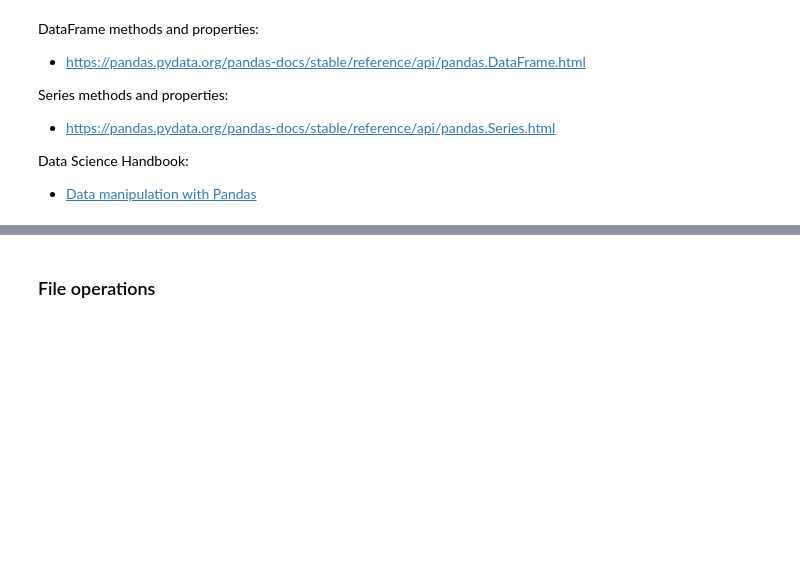
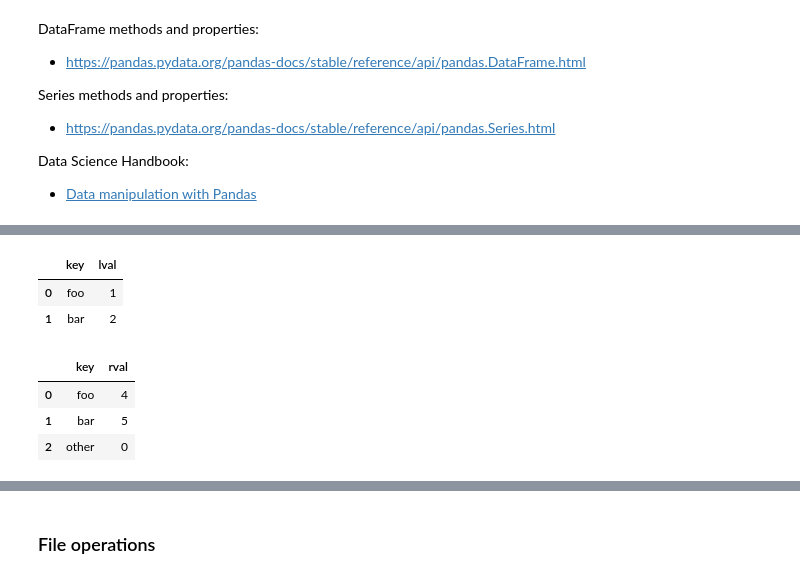
Before and after one commit to CaptSolo/LU_Python_2023, a Jupyter notebook: notebooks/week_11_data_analysis_pandas.ipynb, the cells around one changed output, grey strips where cells are left out. Cells and saved outputs as stored; diff of their text form; code cells hidden in the pictures; blank space fills up the shorter version.

```diff
--- a/notebooks/week_11_data_analysis_pandas.ipynb
+++ b/notebooks/week_11_data_analysis_pandas.ipynb
@@ -586,5 +1636,18 @@ help(df.groupby)
 
 left = pd.DataFrame({"key": ["foo", "bar"], "lval": [1, 2]})
 right = pd.DataFrame({"key": ["foo", "bar", "other"], "rval": [4, 5, 0]})
+# %%
+left
+# %% [output]
+|  | key | lval |
+| 0 | foo | 1 |
+| 1 | bar | 2 |
+# %%
+right
+# %% [output]
+|  | key | rval |
+| 0 | foo | 4 |
+| 1 | bar | 5 |
+| 2 | other | 0 |
 # %%
 pd.merge(left, right, on="key")
```
Also changed, not shown: parts of 136 cells of this notebook.
